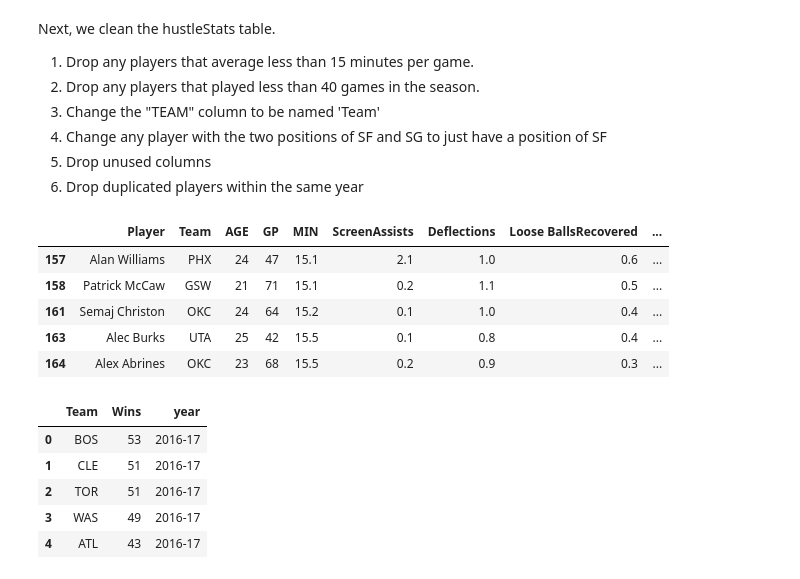
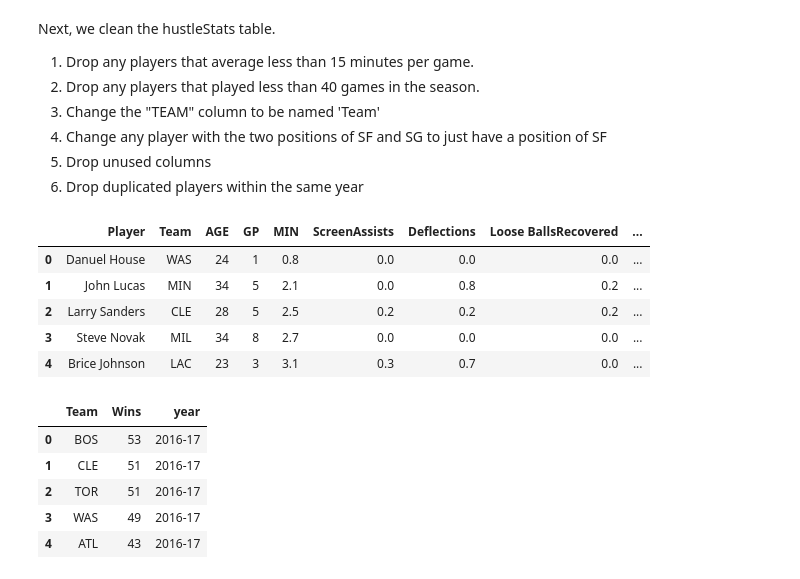
Before and after one commit to yairfax/CMSC320-final-project, a Jupyter notebook: Final Project-test.ipynb, the cells around one changed output. Saved outputs shown, nothing was run; the diff lists cells and outputs as text; code cells hidden in the pictures.

```diff
--- a/Final Project-test.ipynb
+++ b/Final Project-test.ipynb
@@ -292,21 +280,21 @@ Next, we clean the hustleStats table.
 5. Drop unused columns
 6. Drop duplicated players within the same year
 # %%
-hustleStats = hustleStats[hustleStats['MIN'] >= 15] # Delete players who did not average 15 minutes per game
-hustleStats = hustleStats[hustleStats['GP'] >= 40] # Delete players who did not play 40 games
+#hustleStats = hustleStats[hustleStats['MIN'] >= 15] # Delete players who did not average 15 minutes per game
+#hustleStats = hustleStats[hustleStats['GP'] >= 40] # Delete players who did not play 40 games
 hustleStats = hustleStats.rename(columns = {'TEAM': 'Team'}) # Rename column
 hustleStats.loc[hustleStats['Pos'] == 'SF-SG', 'Pos'] = 'SF' # Change position of player from multiple positions to one
 # Drop unused columns
 hustleStats = hustleStats.drop(['ScreenAssists PTS', 'OFF Loose BallsRecovered', 'DEF Loose BallsRecovered', '% Loose BallsRecovered OFF', '% Loose BallsRecovered DEF'], axis=1)
 hustleStats = hustleStats.drop_duplicates(subset=['Player', 'year'])
 hustleStats.head()
 # %% [output]
 |  | Player | Team | AGE | GP | MIN | ScreenAssists | Deflections | Loose BallsRecovered | ... |
-| 157 | Alan Williams | PHX | 24 | 47 | 15.1 | 2.1 | 1.0 | 0.6 | ... |
-| 158 | Patrick McCaw | GSW | 21 | 71 | 15.1 | 0.2 | 1.1 | 0.5 | ... |
-| 161 | Semaj Christon | OKC | 24 | 64 | 15.2 | 0.1 | 1.0 | 0.4 | ... |
-| 163 | Alec Burks | UTA | 25 | 42 | 15.5 | 0.1 | 0.8 | 0.4 | ... |
-| 164 | Alex Abrines | OKC | 23 | 68 | 15.5 | 0.2 | 0.9 | 0.3 | ... |
+| 0 | Danuel House | WAS | 24 | 1 | 0.8 | 0.0 | 0.0 | 0.0 | ... |
+| 1 | John Lucas | MIN | 34 | 5 | 2.1 | 0.0 | 0.8 | 0.2 | ... |
+| 2 | Larry Sanders | CLE | 28 | 5 | 2.5 | 0.2 | 0.2 | 0.2 | ... |
+| 3 | Steve Novak | MIL | 34 | 8 | 2.7 | 0.0 | 0.0 | 0.0 | ... |
+| 4 | Brice Johnson | LAC | 23 | 3 | 3.1 | 0.3 | 0.7 | 0.0 | ... |
 # %%
 teamWinsTable = teamsWins16_17.append(teamsWins17_18)
 # Drop unused columns
```
Also changed, not shown: parts of 30 cells of this notebook, 1 other file.
